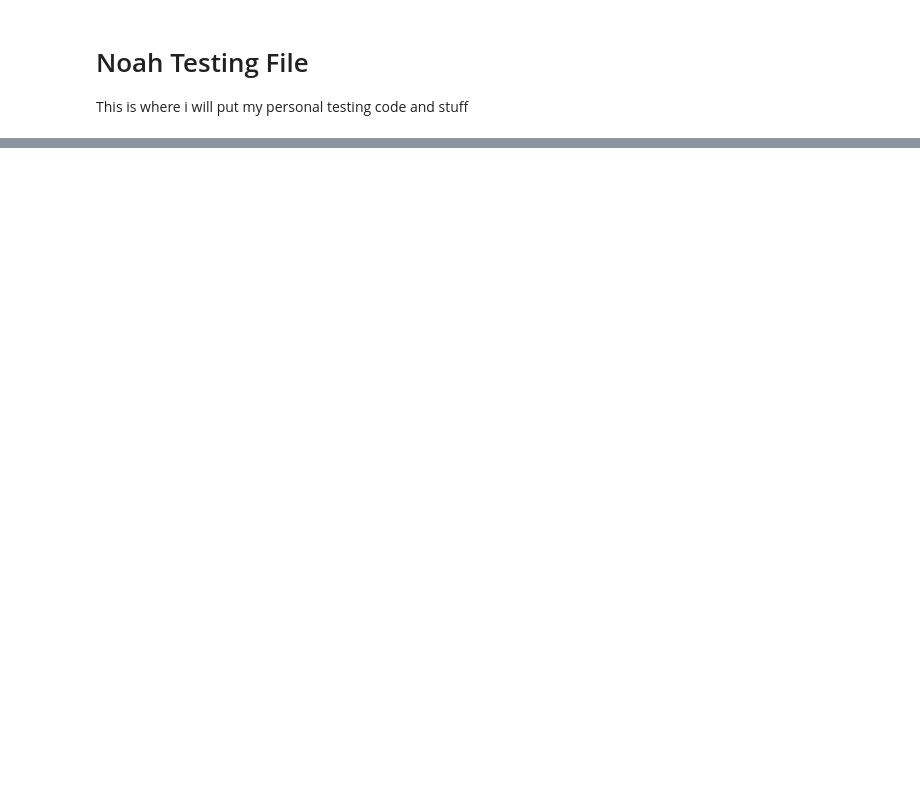
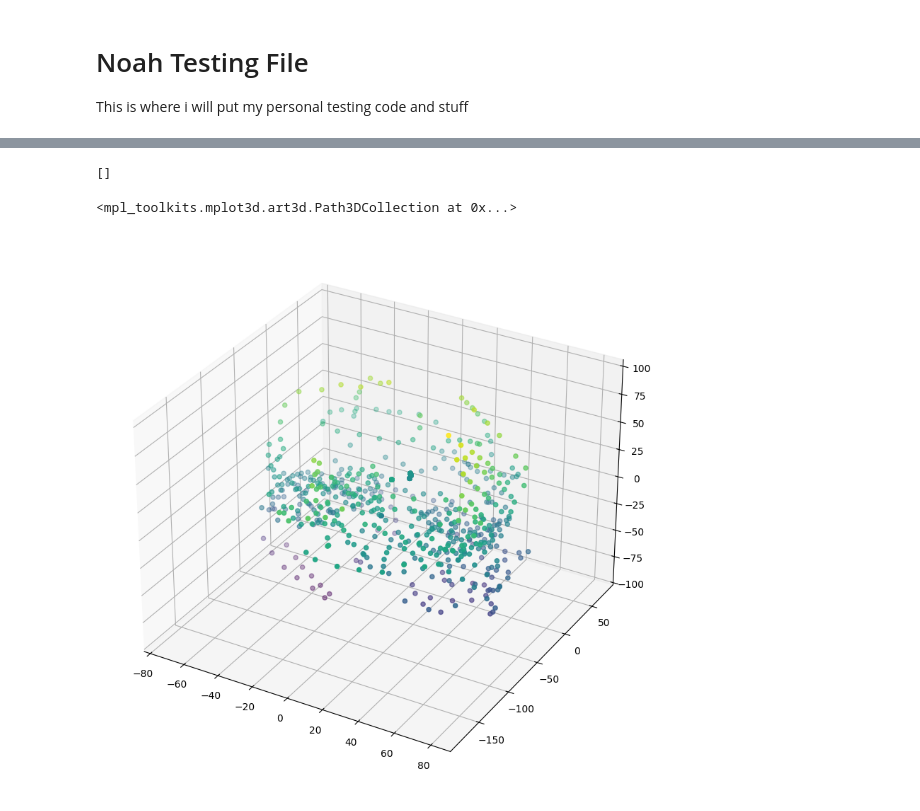
Before and after one commit to NoahWanless/SuperEeg-M467-project, a Jupyter notebook: noah_testing.ipynb, the cells around one changed output, grey strips where cells are left out. Cells and saved outputs as stored; diff of their text form; code cells hidden in the pictures; blank space fills up the shorter version.

```diff
--- a/noah_testing.ipynb
+++ b/noah_testing.ipynb
@@ -29,0 +63,26 @@ filtered_volt = preprocess_voltage(raw_volt)
+# %%
+iter = 0
+normalized_locs = []
+for brain_path,loc_path in zip(files_nii,files_loc): #so for each brain and its locations
+    raw_img_ants = ants.image_read(brain_path, reorient='IAL') #open brain image
+    electrode_locs = loadmat(loc_path, squeeze_me=True)
+    #transforms the brain
+    transformation = ants.registration(
+        fixed=template_img_ants,
+        moving=raw_img_ants,
+        type_of_transform='SyN',
+        verbose=False #make true opens information and stuff
+    )
+    #change the elctrode location format
+    locs = np.asarray(electrode_locs["locs"], dtype=float).reshape(-1, 3)
+    pts = pd.DataFrame(locs, columns=["x", "y", "z"])
+
+    pts_mni_df = ants.apply_transforms_to_points(
+        dim=3,
+        points=pts,
+        transformlist=transformation["fwdtransforms"]
+    )
+    normalized_locs.append(pts_mni_df)
+    del transformation
+    print(f"We have normalized brain: {iter}")
+    iter +=1
@@ -29,0 +163,22 @@ filtered_volt = preprocess_voltage(raw_volt)
+# %%
+master_loc_list_x = []
+master_loc_list_y = []
+master_loc_list_z = []
+for brain in normalized_locs:
+    for point in brain.to_numpy():
+        #master_loc_list.append(list(point))
+        master_loc_list_x.append(point[0])
+        master_loc_list_y.append(point[1])
+        master_loc_list_z.append(point[2])
+# %%
+master_loc_list
+# %% [output]
+[]
+# %%
+import matplotlib.pyplot as plt
+fig = plt.figure(figsize=(10,10))
+ax = fig.add_subplot(projection='3d')
+ax.scatter(master_loc_list_x,master_loc_list_y,master_loc_list_z,c=master_loc_list_z)
+# %% [output]
+<mpl_toolkits.mplot3d.art3d.Path3DCollection at 0x...>
+[figure, added]
```
Also changed, not shown: parts of 19 cells of this notebook, 2 other files.
